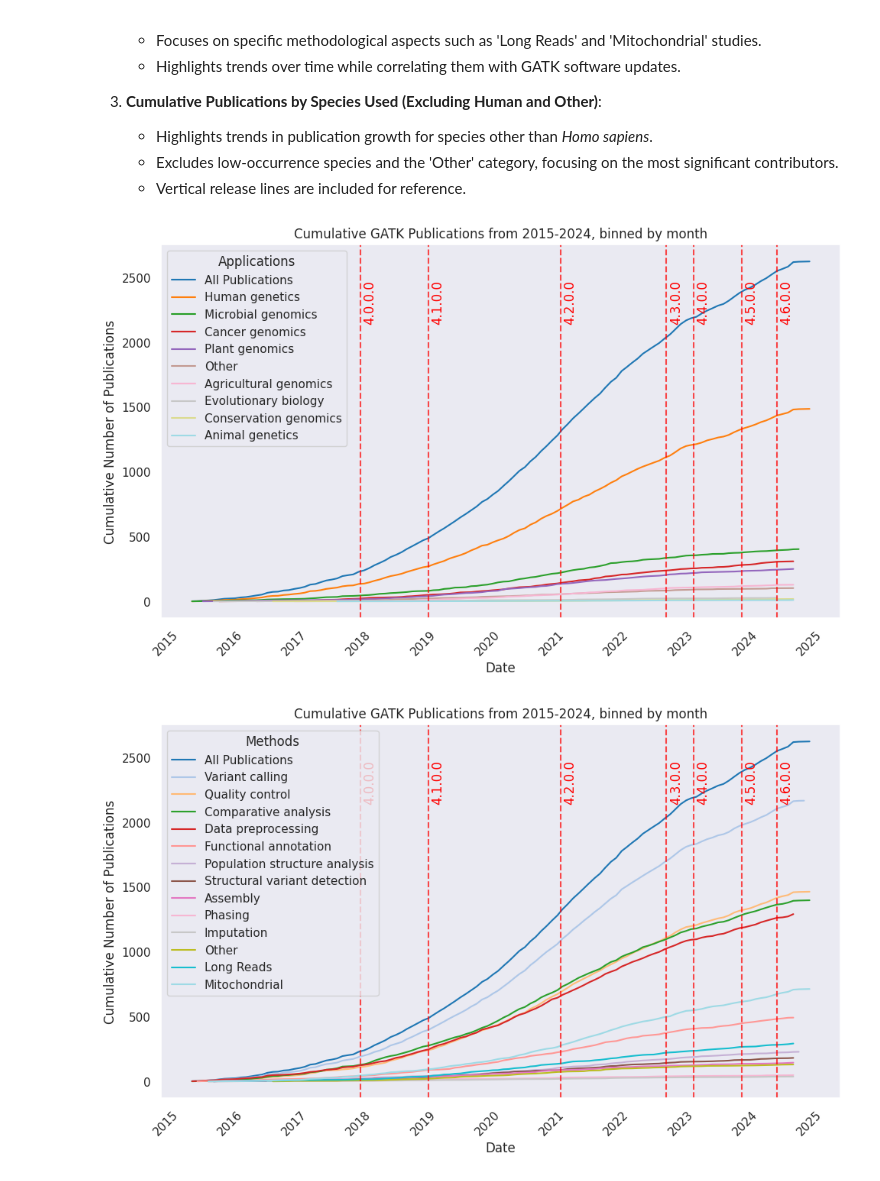
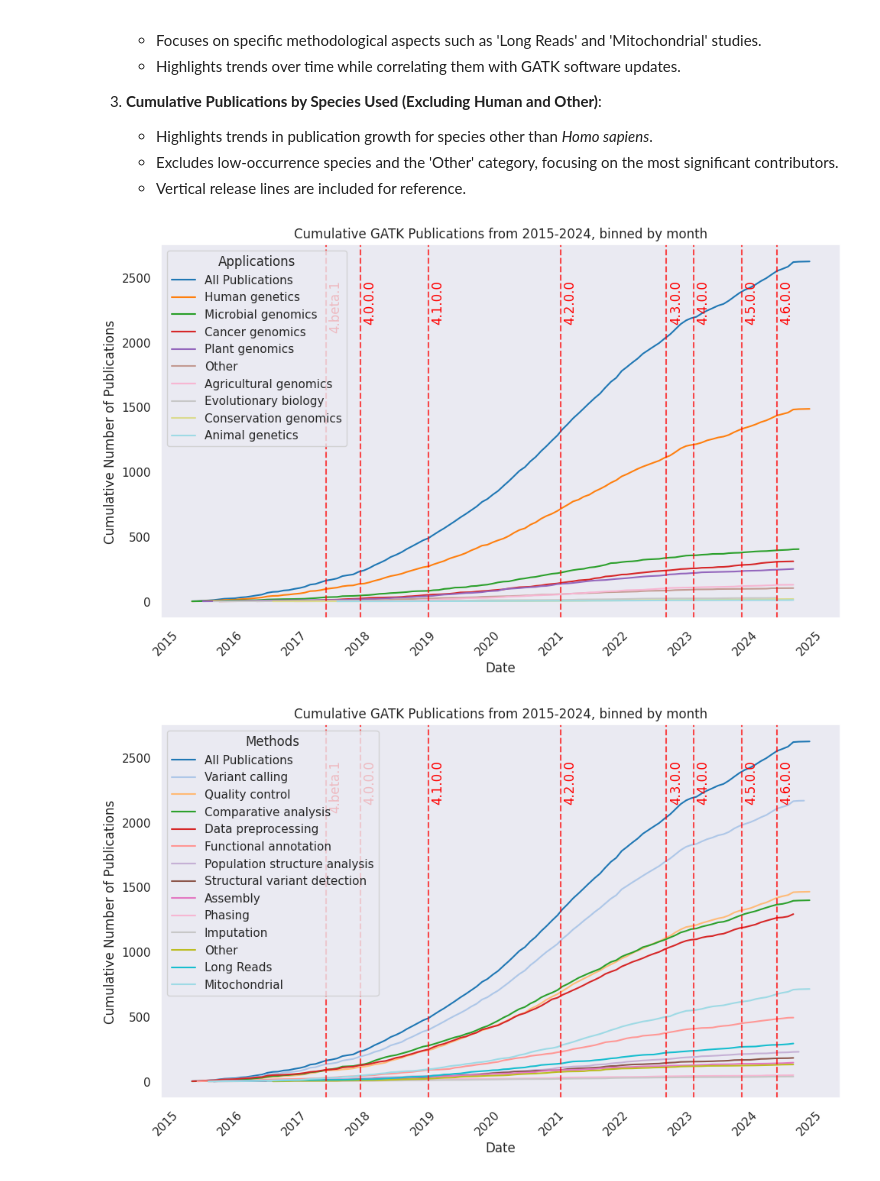
Before and after one commit to gileshall/citus, a Jupyter notebook: notebooks/GATK_Paper_Dive_Notebook.ipynb, the cells around one changed output. Saved outputs shown, nothing was run; the diff lists cells and outputs as text; code cells hidden in the pictures.

```diff
--- a/notebooks/GATK_Paper_Dive_Notebook.ipynb
+++ b/notebooks/GATK_Paper_Dive_Notebook.ipynb
@@ -150,7 +150,7 @@ def graph_publish_timeseries(df, col, flags=None, threshold=10, filter_na=True,
         date = row['published_at']
         version = row['tag_name']
         vals = version.split('.')
-        if len(vals) >= 2 and vals[2] != '0':
+        if (len(vals) >= 2 and vals[2] != '0') and (idx != len(releases_df) - 1):
             continue
         ax.axvline(date, color='red', linestyle='--', alpha=0.7)
         # add a few days so the text is not setting on the line
@@ -159,33 +159,33 @@ def graph_publish_timeseries(df, col, flags=None, threshold=10, filter_na=True,
 
     plt.xlabel('Date')
     plt.ylabel('Cumulative Number of Publications')
     plt.xticks(rotation=45)
     plt.grid()
     plt.tight_layout()
     return fig
 
 fig = graph_publish_timeseries(df, col='biological_application_area')
 plt.title('Cumulative GATK Publications from 2015-2024, binned by month')
 plt.legend(title='Applications')
 plt.show()
 print()
 
 meth_flags = {
     'Long Reads': 'long_read_technology_related',
     'Mitochondrial': 'mitochondria_related',
 }
 
 fig = graph_publish_timeseries(df, col='methodological_details', flags=meth_flags)
 plt.title('Cumulative GATK Publications from 2015-2024, binned by month')
 plt.legend(title='Methods')
 plt.show()
 print()
 
 fig = graph_publish_timeseries(df, col='species_used', threshold=11, graph_all=False, skip=('homo sapiens',), graph_other=False)
 plt.title('Cumulative GATK Publications from 2015-2024, binned by month')
 plt.legend(title='Species (exluding Human and Other)')
 plt.show()
 # %% [output]
-[figure, old version]
+[figure, new version]
-[figure, old version]
+[figure, new version]
 [figure]
```
